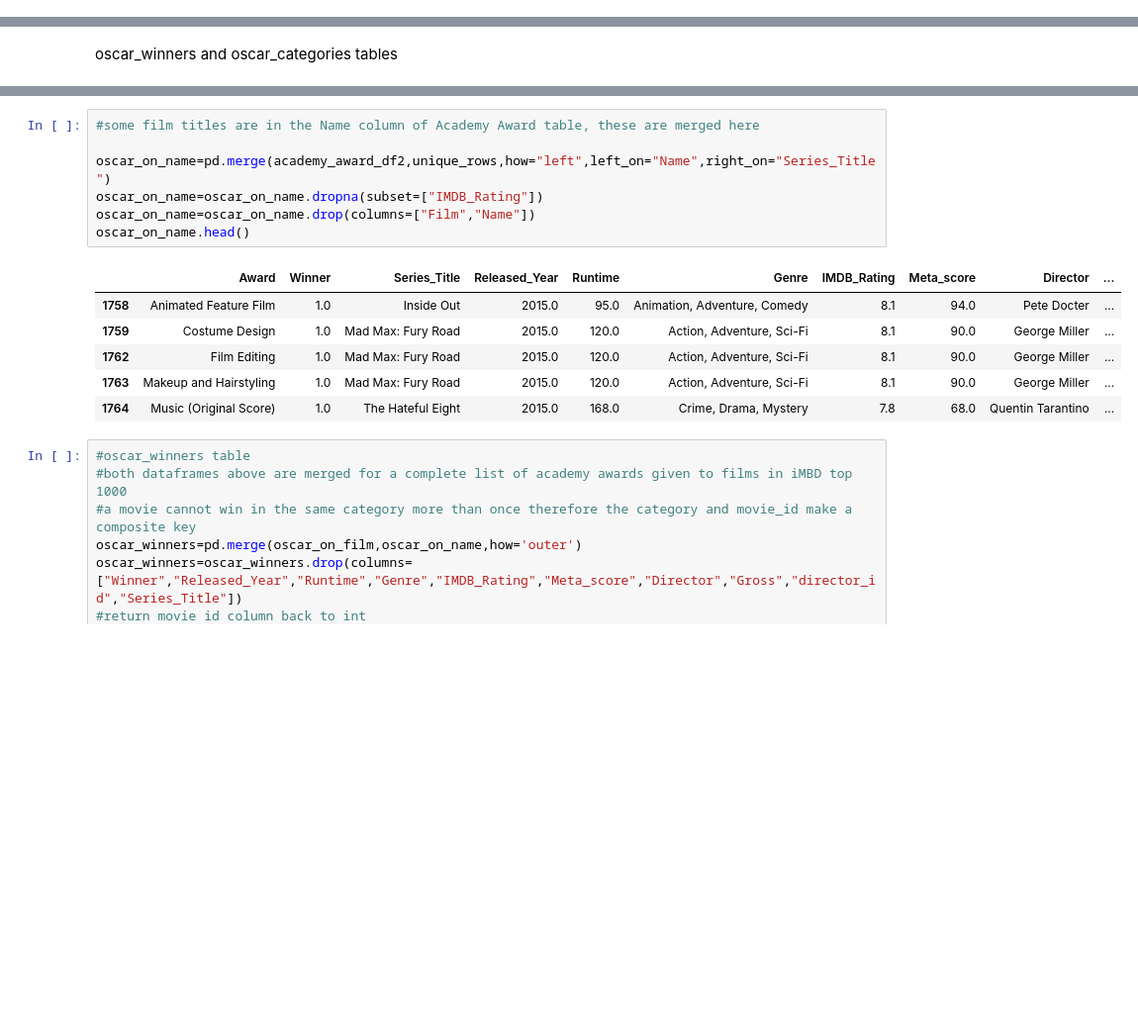
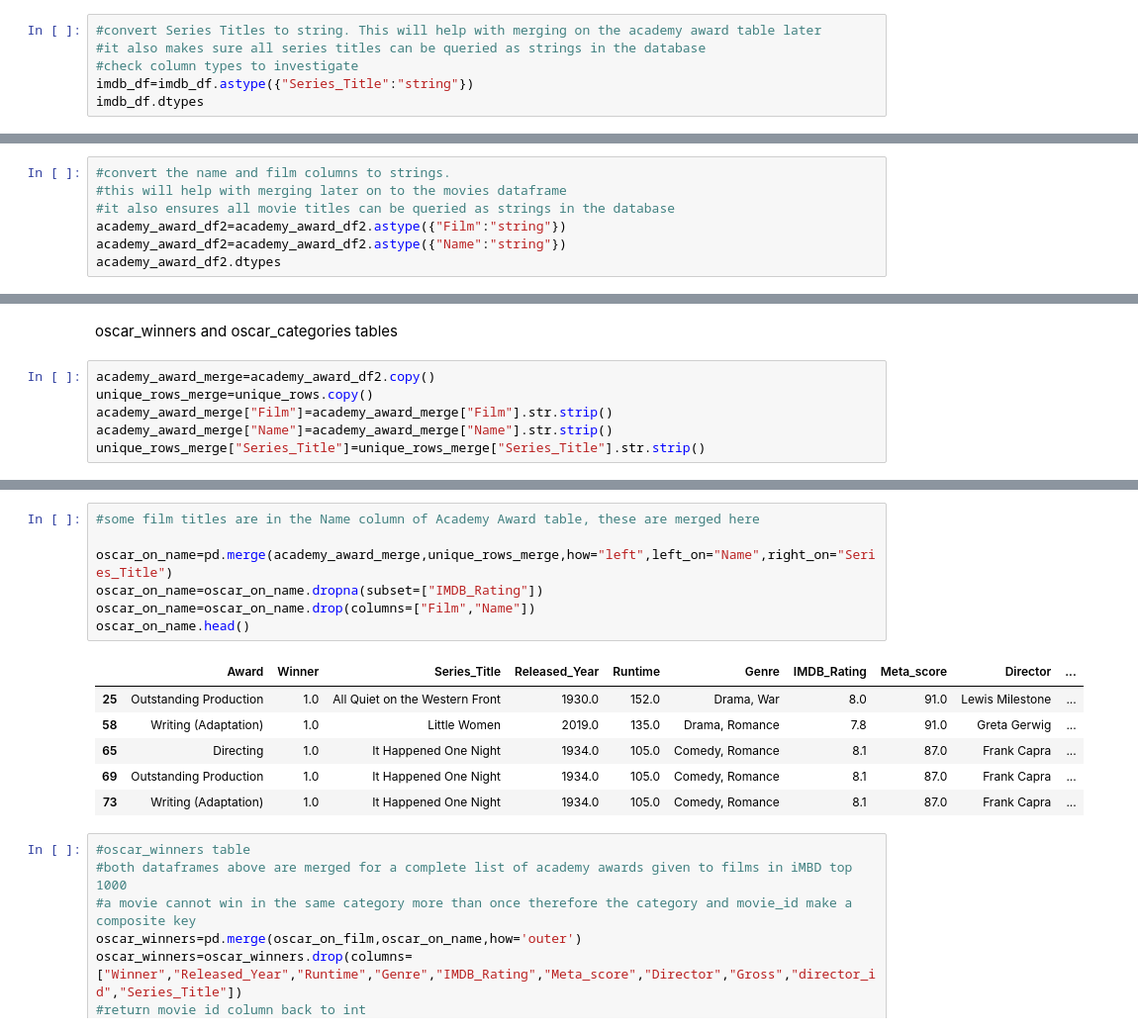
Before and after one commit to 0samvuong/Project-2-ETL-Group-6, a Jupyter notebook: movies.ipynb, the cells around one changed output, grey strips where cells are left out. Shown at 99% size. Drawn from its saved outputs; the diff is of its cells as text; blank space fills up the shorter version.

Commit message:
fixed merge

```diff
--- a/movies.ipynb
+++ b/movies.ipynb
@@ -77,0 +57,6 @@ dtype: object
+# %%
+#convert Series Titles to string. This will help with merging on the academy award table later
+#it also makes sure all series titles can be queried as strings in the database
+#check column types to investigate
+imdb_df=imdb_df.astype({"Series_Title":"string"})
+imdb_df.dtypes
@@ -146,3 +133,10 @@ Number of rows in Clean Academy Award table: 1775
 | 6 | Art Direction | 1.0 | William Cameron Menzies | The Dove; Tempest |
 | 9 | Cinematography | 1.0 | Charles Rosher | Sunrise |
 | 11 | Directing (Comedy Picture) | 1.0 | Lewis Milestone | Two Arabian Knights |
+# %%
+#convert the name and film columns to strings.
+#this will help with merging later on to the movies dataframe
+#it also ensures all movie titles can be queried as strings in the database
+academy_award_df2=academy_award_df2.astype({"Film":"string"})
+academy_award_df2=academy_award_df2.astype({"Name":"string"})
+academy_award_df2.dtypes
@@ -222,6 +222,12 @@ directored_by.head()
 | 4 | 1 | 456 |
 # %% [markdown]
 oscar_winners and oscar_categories tables
+# %%
+academy_award_merge=academy_award_df2.copy()
+unique_rows_merge=unique_rows.copy()
+academy_award_merge["Film"]=academy_award_merge["Film"].str.strip()
+academy_award_merge["Name"]=academy_award_merge["Name"].str.strip()
+unique_rows_merge["Series_Title"]=unique_rows_merge["Series_Title"].str.strip()
 # %%
 #Merging IMDB table with Academy Award table so only academy awards to top 1000 movies remain
 #Some film titles are in the Film column of Academy Award table, these are merged here
@@ -240,17 +245,17 @@ oscar_on_film.head()
 # %%
 #some film titles are in the Name column of Academy Award table, these are merged here
 
-oscar_on_name=pd.merge(academy_award_df2,unique_rows,how="left",left_on="Name",right_on="Series_Title")
+oscar_on_name=pd.merge(academy_award_merge,unique_rows_merge,how="left",left_on="Name",right_on="Series_Title")
 oscar_on_name=oscar_on_name.dropna(subset=["IMDB_Rating"])
 oscar_on_name=oscar_on_name.drop(columns=["Film","Name"])
 oscar_on_name.head()
 # %% [output]
 |  | Award | Winner | Series_Title | Released_Year | Runtime | Genre | IMDB_Rating | Meta_score | Director | ... |
-| 1758 | Animated Feature Film | 1.0 | Inside Out | 2015.0 | 95.0 | Animation, Adventure, Comedy | 8.1 | 94.0 | Pete Docter | ... |
-| 1759 | Costume Design | 1.0 | Mad Max: Fury Road | 2015.0 | 120.0 | Action, Adventure, Sci-Fi | 8.1 | 90.0 | George Miller | ... |
-| 1762 | Film Editing | 1.0 | Mad Max: Fury Road | 2015.0 | 120.0 | Action, Adventure, Sci-Fi | 8.1 | 90.0 | George Miller | ... |
-| 1763 | Makeup and Hairstyling | 1.0 | Mad Max: Fury Road | 2015.0 | 120.0 | Action, Adventure, Sci-Fi | 8.1 | 90.0 | George Miller | ... |
-| 1764 | Music (Original Score) | 1.0 | The Hateful Eight | 2015.0 | 168.0 | Crime, Drama, Mystery | 7.8 | 68.0 | Quentin Tarantino | ... |
+| 25 | Outstanding Production | 1.0 | All Quiet on the Western Front | 1930.0 | 152.0 | Drama, War | 8.0 | 91.0 | Lewis Milestone | ... |
+| 58 | Writing (Adaptation) | 1.0 | Little Women | 2019.0 | 135.0 | Drama, Romance | 7.8 | 91.0 | Greta Gerwig | ... |
+| 65 | Directing | 1.0 | It Happened One Night | 1934.0 | 105.0 | Comedy, Romance | 8.1 | 87.0 | Frank Capra | ... |
+| 69 | Outstanding Production | 1.0 | It Happened One Night | 1934.0 | 105.0 | Comedy, Romance | 8.1 | 87.0 | Frank Capra | ... |
+| 73 | Writing (Adaptation) | 1.0 | It Happened One Night | 1934.0 | 105.0 | Comedy, Romance | 8.1 | 87.0 | Frank Capra | ... |
 # %%
 #oscar_winners table
 #both dataframes above are merged for a complete list of academy awards given to films in iMBD top 1000
```
Also changed, not shown: parts of 7 cells of this notebook.
